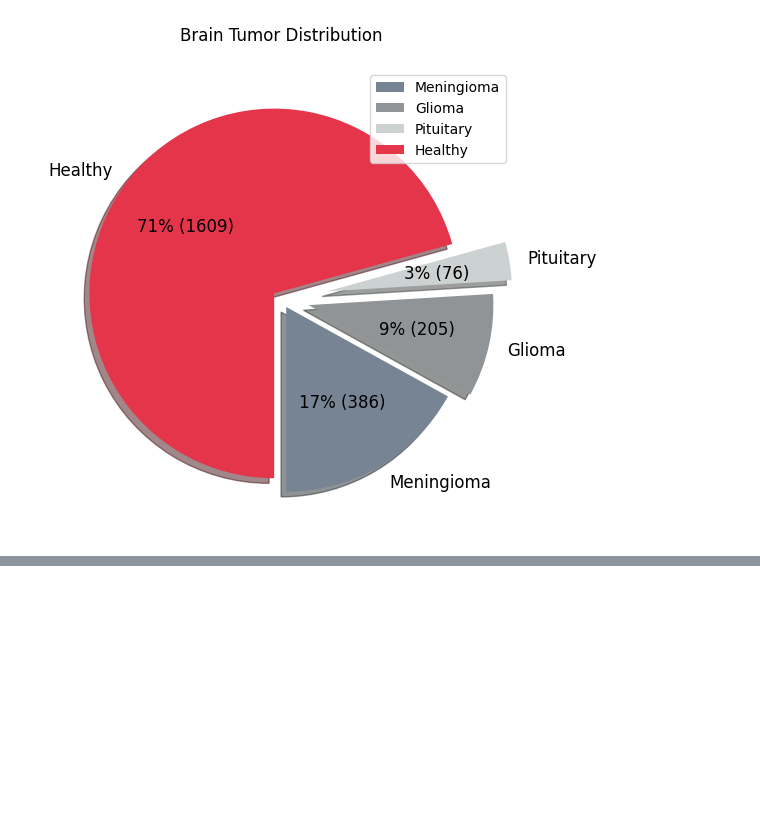
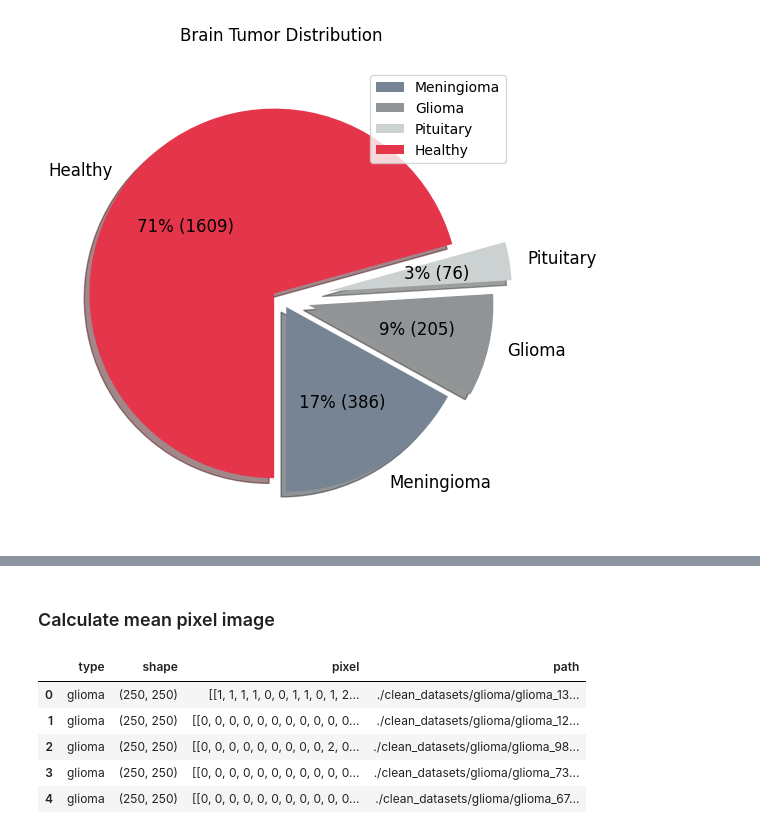
Before and after one commit to LV6LASERLOTUS/DAT490, a Jupyter notebook: eda.ipynb, the cells around one changed output, grey strips where cells are left out. Drawn from its saved outputs; the diff is of its cells as text; code cells hidden in the pictures; blank space fills up the shorter version.

```diff
--- a/eda.ipynb
+++ b/eda.ipynb
@@ -83,0 +82,11 @@ plt.show()
+# %% [markdown]
+### Calculate mean pixel image
+# %%
+glioma_df.head()
+# %% [output]
+|  | type | shape | pixel | path |
+| 0 | glioma | (250, 250) | [[1, 1, 1, 1, 0, 0, 1, 1, 0, 1, 2... | ./clean_datasets/glioma/glioma_13... |
+| 1 | glioma | (250, 250) | [[0, 0, 0, 0, 0, 0, 0, 0, 0, 0, 0... | ./clean_datasets/glioma/glioma_12... |
+| 2 | glioma | (250, 250) | [[0, 0, 0, 0, 0, 0, 0, 0, 0, 2, 0... | ./clean_datasets/glioma/glioma_98... |
+| 3 | glioma | (250, 250) | [[0, 0, 0, 0, 0, 0, 0, 0, 0, 0, 0... | ./clean_datasets/glioma/glioma_73... |
+| 4 | glioma | (250, 250) | [[0, 0, 0, 0, 0, 0, 0, 0, 0, 0, 0... | ./clean_datasets/glioma/glioma_67... |
```
Also changed, not shown: parts of 4 cells of this notebook.
